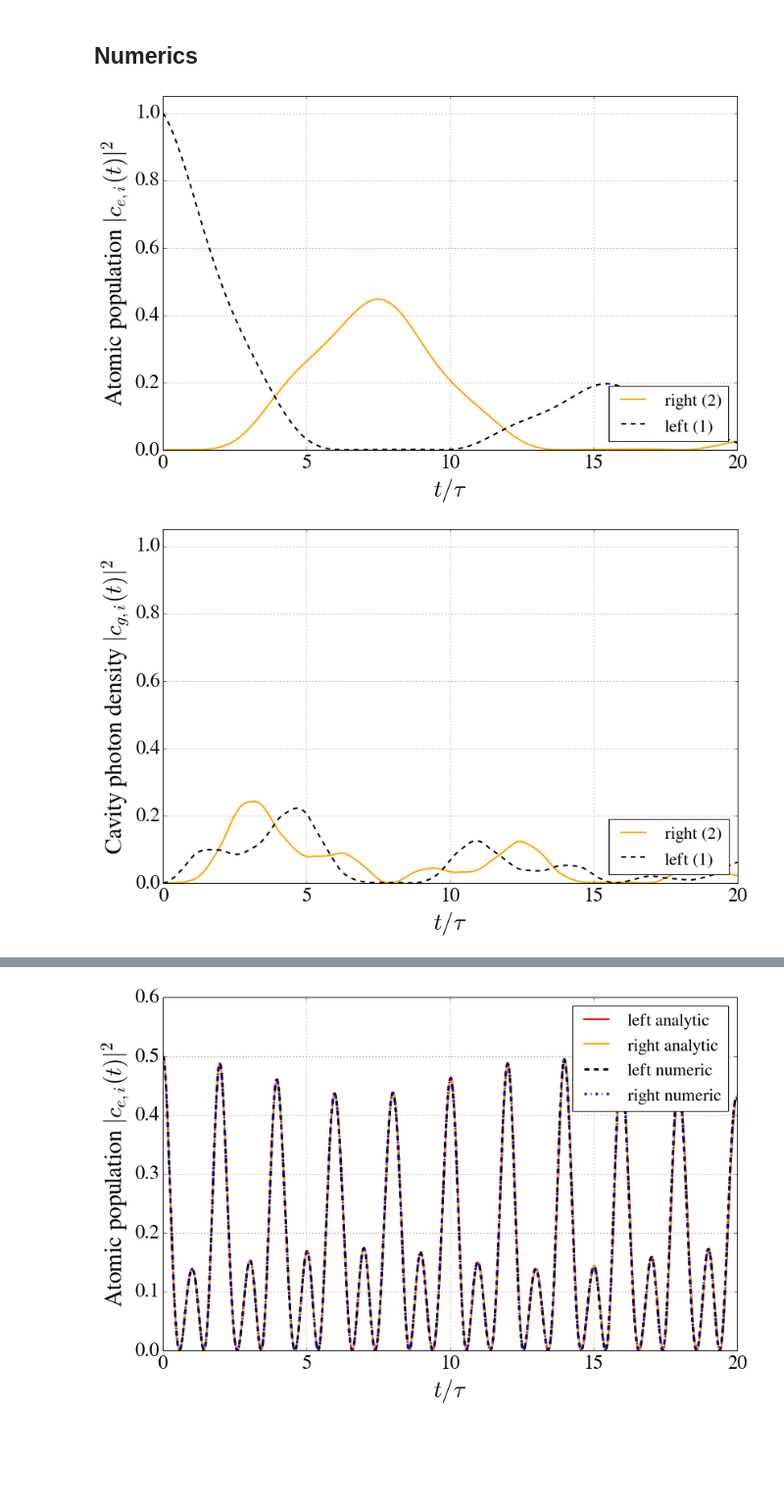
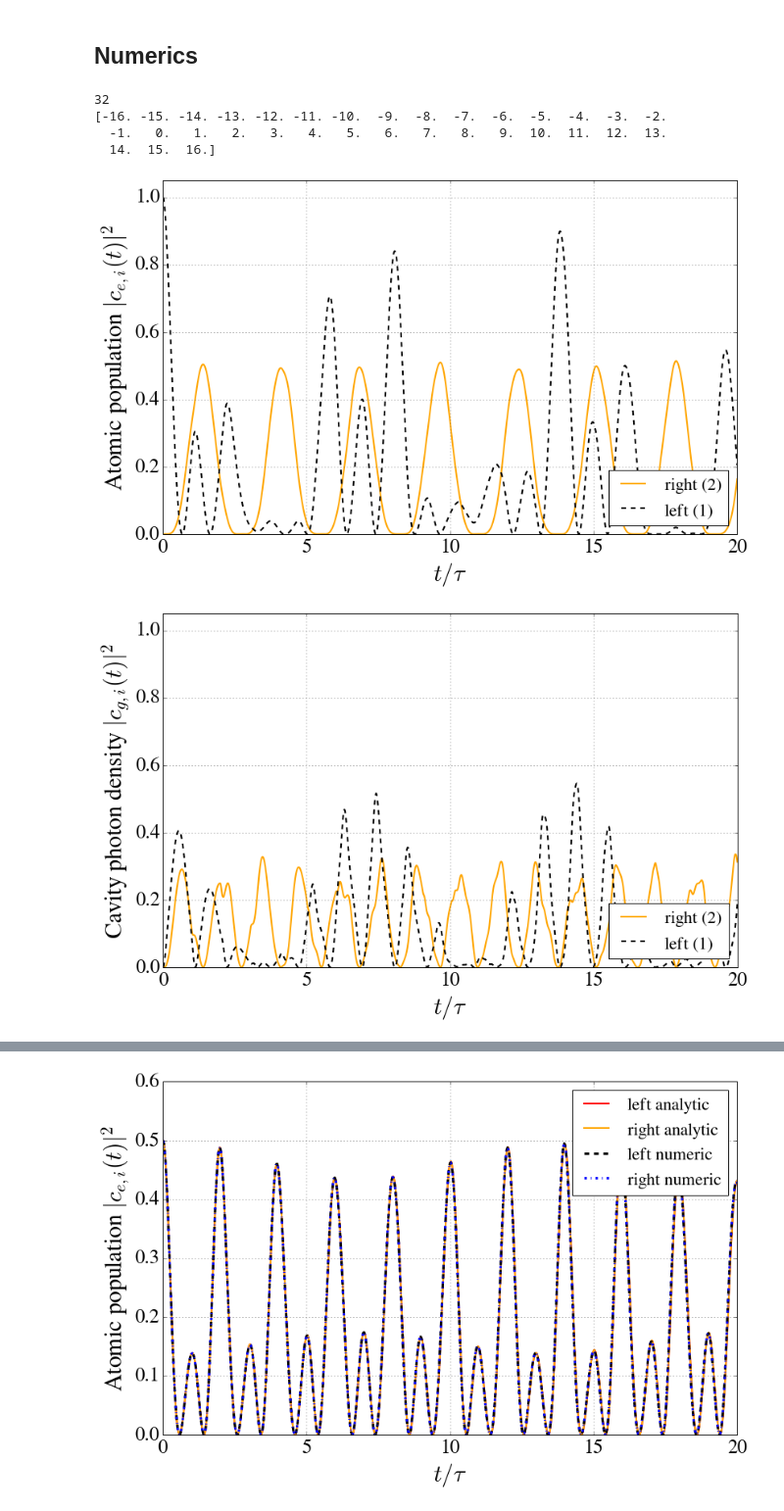
Before and after one commit to nemetniki/with-Andreas, a Jupyter notebook: CCQED.ipynb, the cells around one changed output, grey strips where cells are left out. Shown: that part at 98% size. Cells and saved outputs as stored; diff of their text form; code cells hidden in the pictures; blank space fills up the shorter version.

```diff
--- a/CCQED.ipynb
+++ b/CCQED.ipynb
@@ -171,9 +171,23 @@ plt.show()
 import numpy as np
 from scipy.integrate import ode
 
-N  = 100
+s = 1.
+kap1 = 0.#1.2
+kap2 = 0.#1.2
+kapi = 0.#2
+g1 = 16.
+g2 = 8.
+gam = 0.#5.2
+tau = np.pi/16.
+v1  = 16.
+v2  = 16.
+G01 = 2*np.sqrt(v1/s/tau) #See notes for the connection between kappap and G0 (assumed to be real)
+G02 = 2*np.sqrt(v2/s/tau) #See notes for the connection between kappap and G0 (assumed to be real)
+N  = int(ceil(10*v1*tau/2.))*2
+
+print(N)
 qp = np.linspace(-N/2,N/2,N+1)
-#print(qp[0:N+3])
+print(qp)
 
 y0, t0 = [1.0, 0., 0.0, 0.0]+ np.zeros(N+1).tolist(), 0
 
@@ -203,5 +217,10 @@ def jac(t, y, arg):
     jacobian[4:N+5,4:N+5] = -arg[7]*np.diag(np.ones(N+1))
     #print(jacobian)
     return jacobian.tolist()
+# %% [output]
+32
+[-16. -15. -14. -13. -12. -11. -10.  -9.  -8.  -7.  -6.  -5.  -4.  -3.  -2.
+  -1.   0.   1.   2.   3.   4.   5.   6.   7.   8.   9.  10.  11.  12.  13.
+  14.  15.  16.]
 # %%
 r = ode(f, jac).set_integrator('zvode', method='bdf', with_jacobian=True)
@@ -262,44 +269,32 @@ plt.ylim(0,1.05)
 plt.plot(time,np.abs(sol[:,3])**2,linewidth=2.0,label='right (2)',color = 'orange')
 plt.hold(True)
 plt.plot(time,np.abs(sol[:,1])**2,linewidth=2.0,label='left (1)',color='k',ls='--')
 plt.xlabel('$t/\\tau$',fontsize=30.)
 plt.xlim(0,20)
 plt.ylabel('Cavity photon density $|c_{g,i}(t)|^2$',fontsize=30.)
 plt.legend(loc='lower right',fontsize = 22)
 plt.grid(True)
 plt.figure(3,figsize=(13,8))
 plt.clf()
 plt.plot(time,env,linewidth=3.0,label='env',color = 'blue', ls="-.")
 plt.xlabel('$t/\\tau$',fontsize=30.)
 plt.xlim(0,20)
 #plt.ylabel('Larger cavity photon density $\sum_{q^\prime}|c_{g,q^\prime}(t)|^2$',fontsize=30.)
 #plt.legend(loc='upper right',fontsize = 22)
 plt.grid(True)
 
 #plt.figure(4,figsize=(13,8))
 #plt.clf()
 plt.ylim(0,1.05)
 plt.hold(True)
 plt.plot(time,env+np.abs(sol[:,1])**2+np.abs(sol[:,0])**2+np.abs(sol[:,2])**2+np.abs(sol[:,3])**2\
          ,linewidth=4.0,label='norm',color = 'green')
 plt.xlabel('$t/\\tau$',fontsize=30.)
 #plt.xlim(0,3)
 plt.ylabel('External photon density $\sum_{q^\prime}|c_{g,q^\prime}(t)|^2$',fontsize=30.)
 plt.legend(loc='lower right',fontsize = 22)
 #plt.grid(True)
-plt.figure(4,figsize=(13,8))
-plt.clf()
-#plt.ylim(0,1.05)
-plt.plot(time,np.abs(sol[:,2])**2,linewidth=2.0,label='right (2)',color = 'orange')
-plt.hold(True)
-plt.plot(time,np.abs(sol[:,0])**2,linewidth=2.0,label='left (1)',color='k',ls='--')
-plt.xlabel('$t/\\tau$',fontsize=30.)
-plt.xlim(0,20)
-plt.ylabel('Atomic population $|c_{e,i}(t)|^2$',fontsize=30.)
-plt.legend(loc='lower right',fontsize = 22)
-plt.grid(True)
-
 plt.show()
 # %% [output]
-[figure, old version]
+[figure, new version]
-[figure, old version]
+[figure, new version]
```
Also changed, not shown: parts of 7 cells of this notebook.
